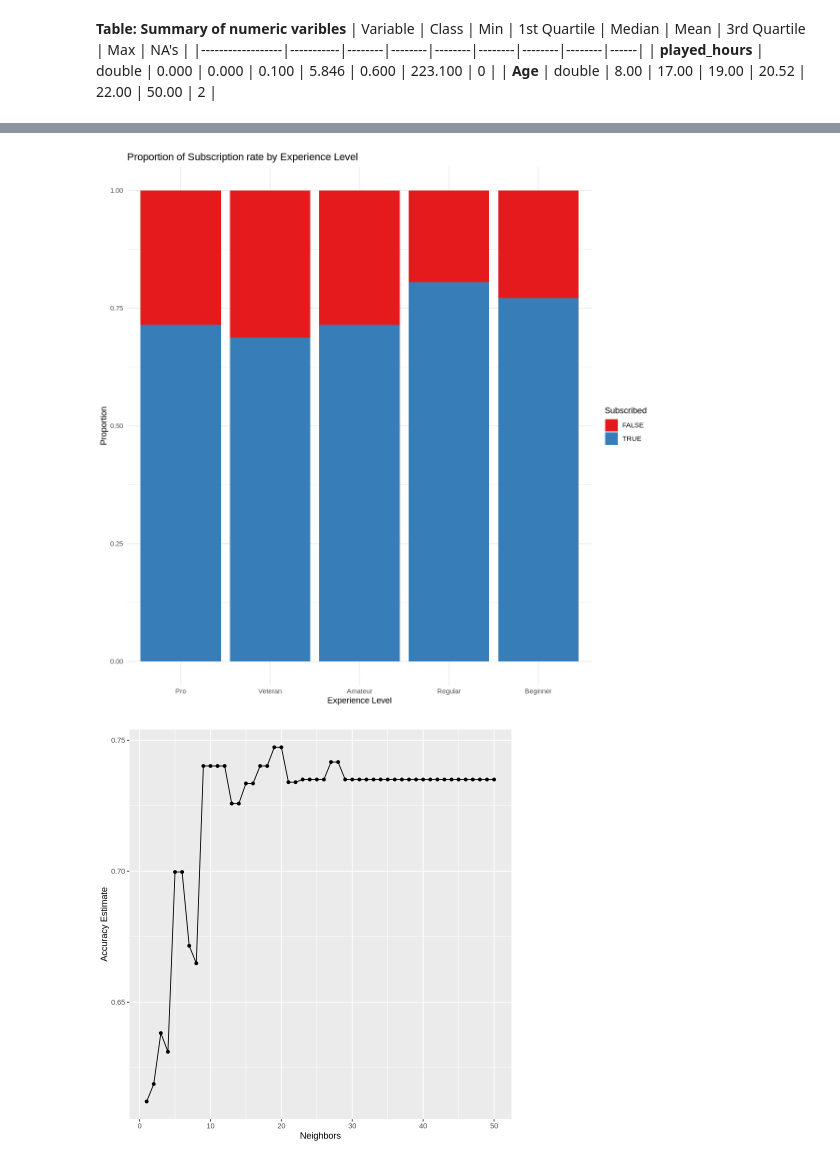
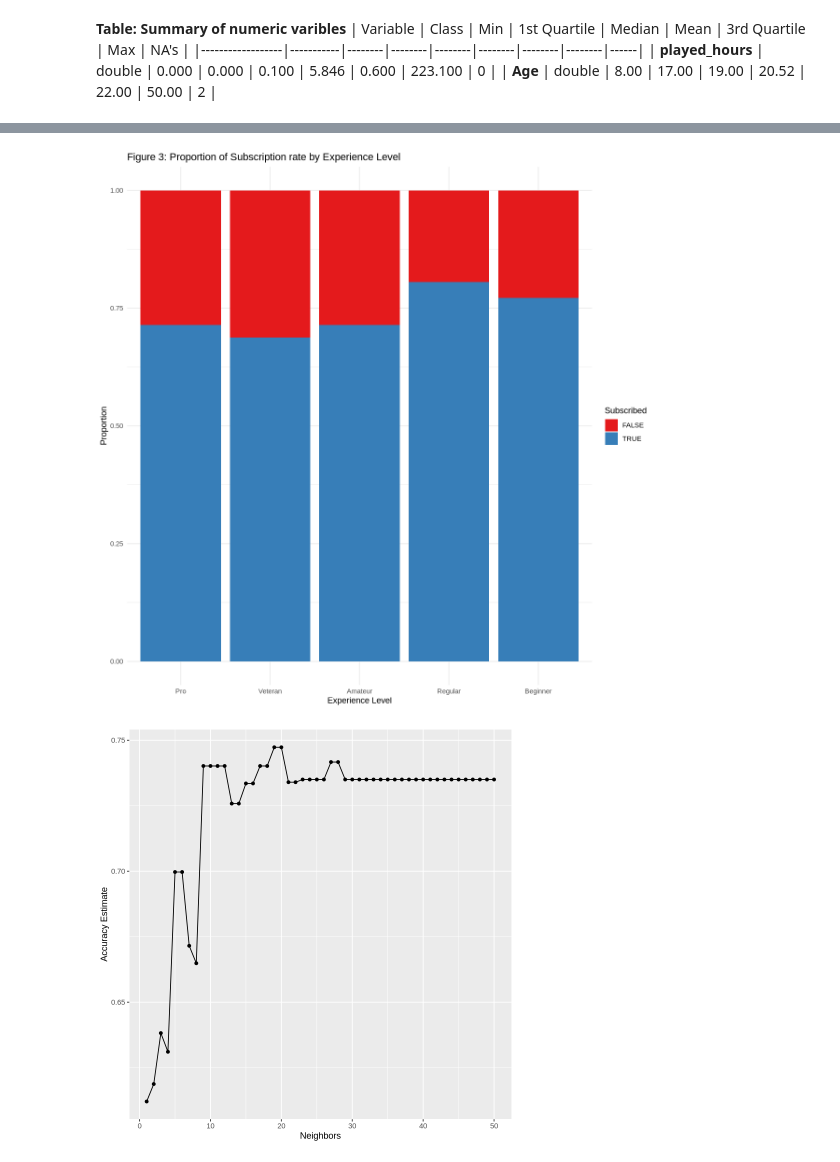
Before and after one commit to ptrjk0/dsci100-project-006-group33, a Jupyter notebook: Project.ipynb, the cells around one changed output, grey strips where cells are left out. Drawn from its saved outputs; the diff is of its cells as text; code cells hidden in the pictures.

```diff
--- a/Project.ipynb
+++ b/Project.ipynb
@@ -135,17 +148,17 @@ The third chart is showing proportion of subscription rate by experience level.
 # %%
 options(repr.plot.width = 10, repr.plot.height = 10)
 ggplot(player_data, aes(x = experience, fill = subscribe)) +
   geom_bar(position = "fill") +
   labs(
-    title = "Proportion of Subscription rate by Experience Level",
+    title = "Figure 3: Proportion of Subscription rate by Experience Level",
     x = "Experience Level",
     y = "Proportion",
     fill = "Subscribed"
   ) +
   scale_fill_brewer(palette = "Set1") +
   theme_minimal()
 # %% [output]
-[figure, old version]
+[figure, new version]
 # %%
 set.seed(1234)
 
```
Also changed, not shown: parts of 14 cells of this notebook.
